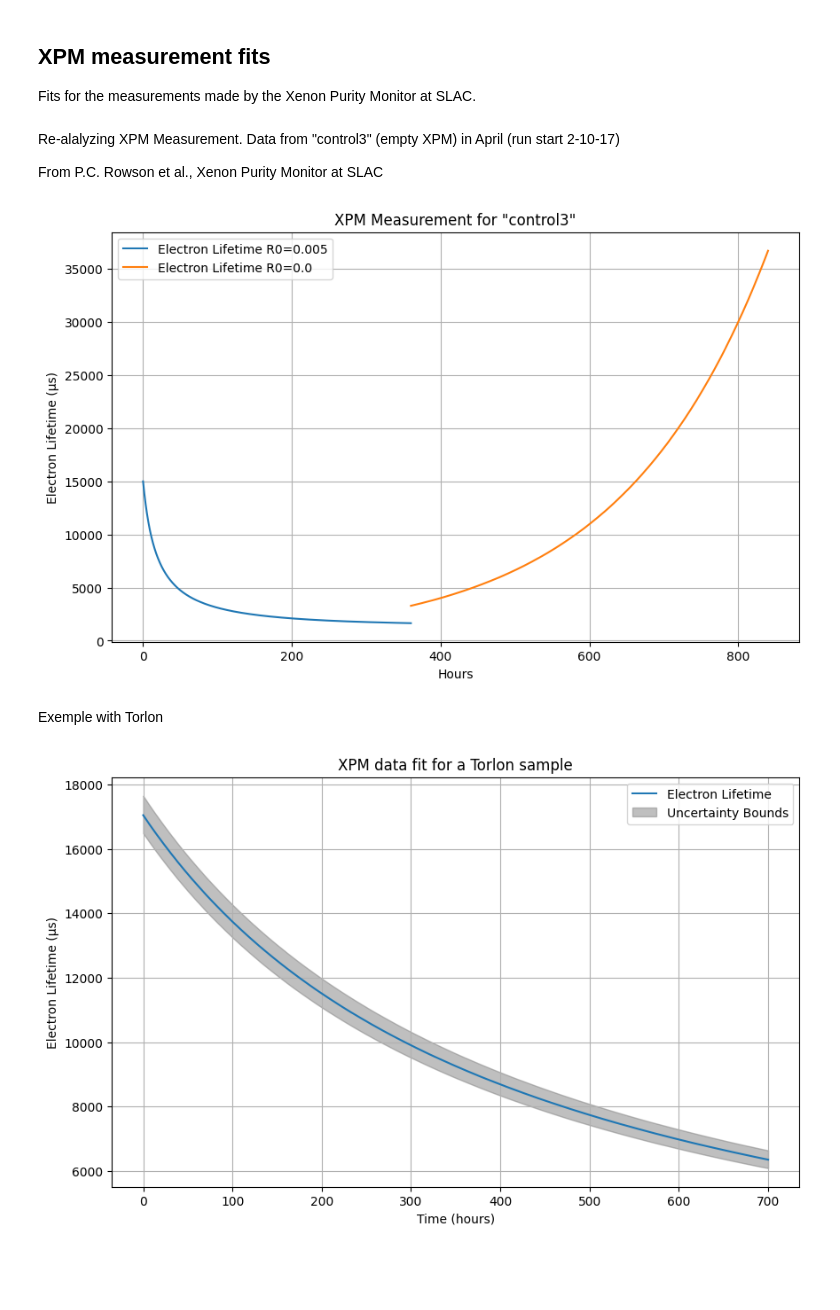
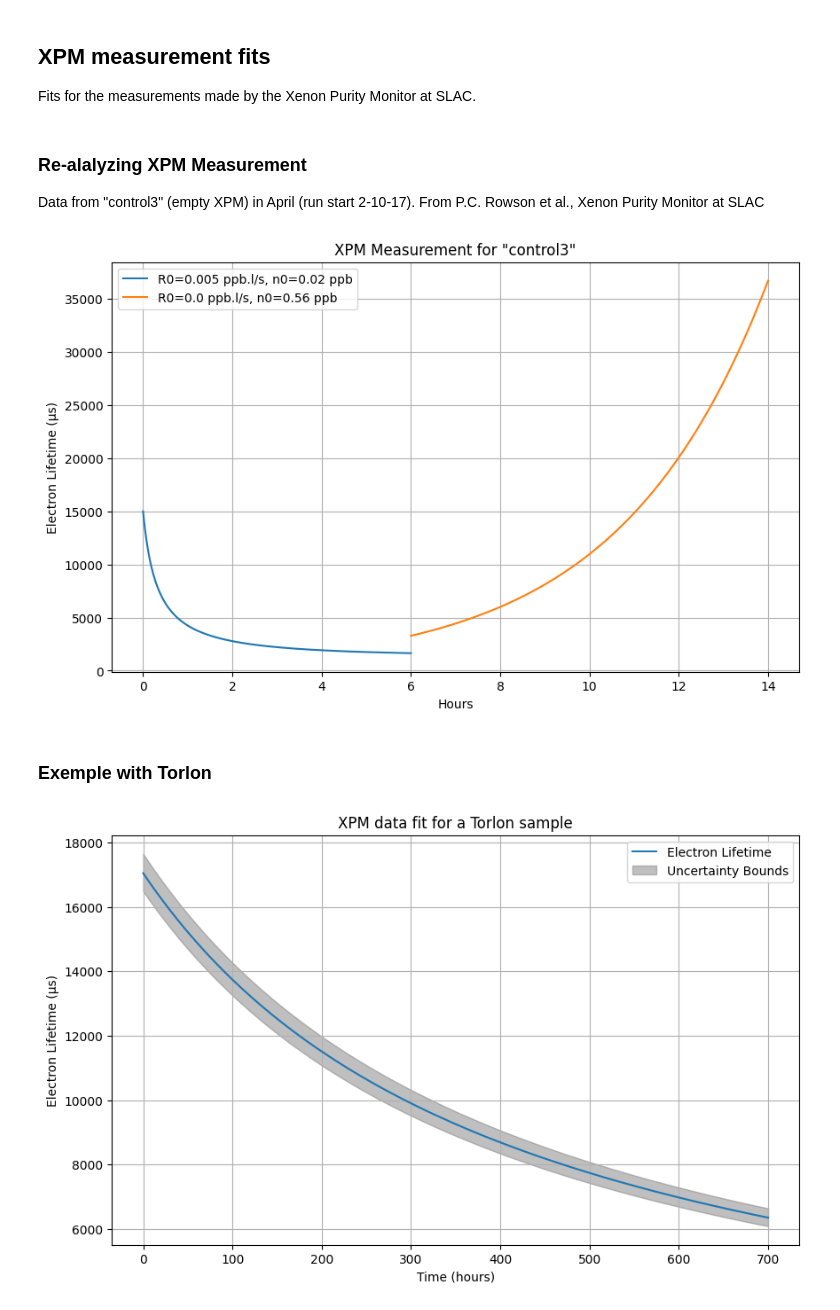
Before and after one commit to antoine-amy/Electronegative_impurities, a Jupyter notebook: Electronegative_impurities_studies.ipynb, the cells around one changed output. Drawn from its saved outputs; the diff is of its cells as text; code cells hidden in the pictures; blank space fills up the shorter version.

```diff
--- a/Electronegative_impurities_studies.ipynb
+++ b/Electronegative_impurities_studies.ipynb
@@ -86,4 +93,4 @@ C_el=300 # in ppb/μs
 # %% [markdown]
-Re-alalyzing XPM Measurement. Data from "control3" (empty XPM) in April (run start 2-10-17)
+### Re-alalyzing XPM Measurement
 
-From P.C. Rowson et al., Xenon Purity Monitor at SLAC
+Data from "control3" (empty XPM) in April (run start 2-10-17). From P.C. Rowson et al., Xenon Purity Monitor at SLAC
@@ -96,38 +97,46 @@ alpha = 0.3*1e-3  # in s, EXO-200 value, field dependant factor
 # %%
-# Constants
-R0_values = 5.0e-3; R0_error=1.0e-3 # in ppb liter/sec, total out-diffusion rate
+#Assuming
+n_p= 0.0  # in ppb, purifier output impurity concentration
+alpha = 0.3*1e3  # in μs, EXO-200 value, field dependant factor
+
+#Given constants for first fit
+F = 1.4/60  # in liter/sec, xenon gas circulation flow rate
+eta = 1.0; eta_error=0.3  # purification efficiency
+R0 = 5.0e-3; R0_error=1.0e-3 # in ppb liter/sec, total out-diffusion rate
 n0 = 0.02; n0_error=0.02  # in ppb, initial impurity concentration
 seconds = np.arange(0, 6*60*60+1)
+seconds= np.arange(0, 6*60*60+1)
 
 # Prepare a plot with a specified figure size
 plt.figure(figsize=(10, 6))
 
 # Calculate electron lifetime and plot for each R0
-electron_lifetimes = [enf.tau(sec, M_XPM, p_LXe, n0, F, eta, R0_values, alpha, n_p)*1e6 for sec in seconds]
-plt.plot(seconds / 60, electron_lifetimes, label=f'Electron Lifetime R0={R0_values}')
+electron_lifetimes = [enf.electron_lifetime(sec, M_XPM, p_LXe, n0, F, eta, R0, alpha) for sec in seconds]
+plt.plot(seconds / (60*60), electron_lifetimes, label=f'R0={R0} ppb.l/s, n0={n0} ppb')
 
-# Constants
-R0_values = 0.0e-4; R0_error=7.4e-4 # in ppb liter/sec, total out-diffusion rate
+#--------------------------------------------------------------------------------------------------------------------------------
+
+# Given constants for second fit
+R0 = 0.0e-4; R0_error=7.4e-4 # in ppb liter/sec, total out-diffusion rate
 n0 = 0.56; n0_errors=0.12  # in ppb, initial impurity concentration
 seconds = np.arange(6*60*60+1, 14*60*60+1)
 
 # Calculate electron lifetime and plot for each R0
-electron_lifetimes = [enf.tau(sec, M_XPM, p_LXe, n0, F, eta, R0_values, alpha, n_p)*1e6 for sec in seconds]
-plt.plot(seconds / 60, electron_lifetimes, label=f'Electron Lifetime R0={R0_values}')
+electron_lifetimes = [enf.electron_lifetime(sec, M_XPM, p_LXe, n0, F, eta, R0, alpha) for sec in seconds]
+plt.plot(seconds / (60*60), electron_lifetimes, label=f'R0={R0} ppb.l/s, n0={n0} ppb')
 
 # Configuring the plot's settings
 plt.title('XPM Measurement for "control3"')
 plt.xlabel('Hours')
 plt.ylabel('Electron Lifetime (μs)')
 plt.legend()
 plt.grid(True)
 
-# Show the plot
 plt.show()
 # %% [output]
-[figure, old version]
+[figure, new version]
 # %% [markdown]
-Exemple with Torlon
+### Exemple with Torlon
 # %%
 # Constants
 n0=0.0176; n0_error=6e-4
```
Also changed, not shown: parts of 17 cells of this notebook, 2 other files.
